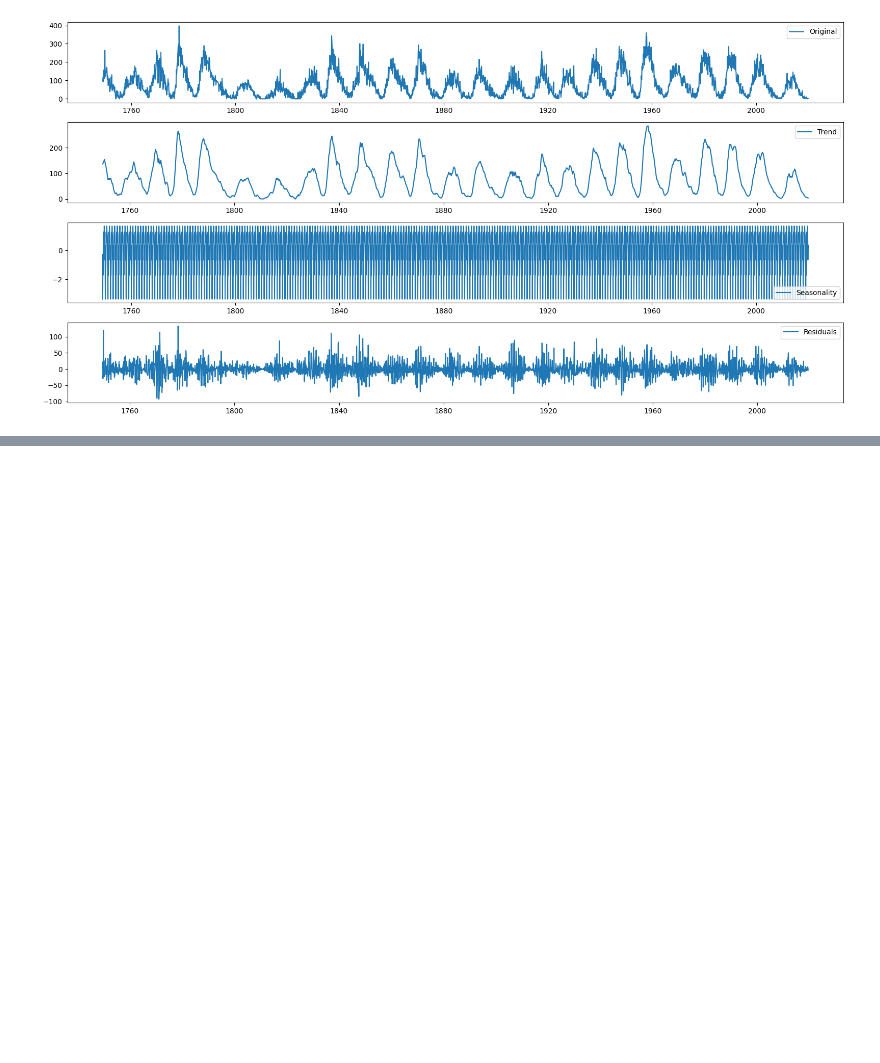
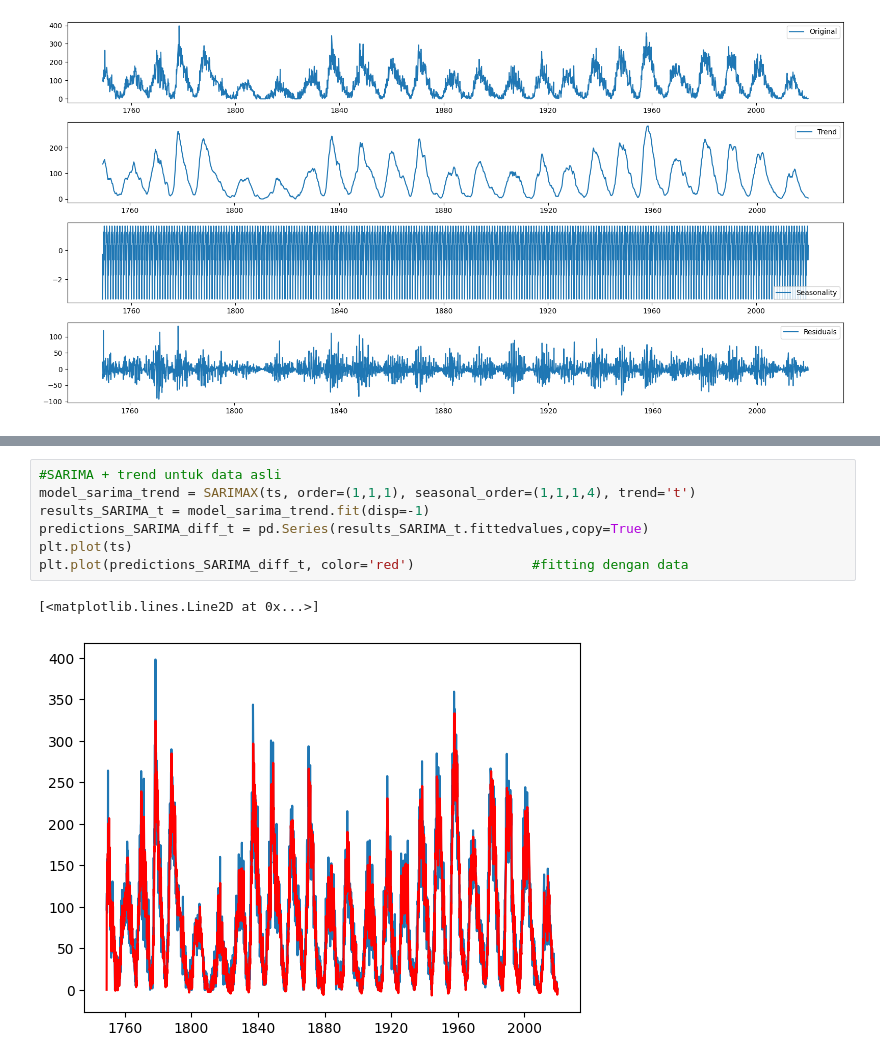
Before and after one commit to BlackBox-Ops/DS-Time-Series-Sunspot, a Jupyter notebook: notebooks/03_Time_Series _approach.ipynb, the cells around one changed output, grey strips where cells are left out. Cells and saved outputs as stored; diff of their text form; blank space fills up the shorter version.

Commit message:
memperbaiki kode program untuk analisis seasonal

```diff
--- a/notebooks/03_Time_Series _approach.ipynb
+++ b/notebooks/03_Time_Series _approach.ipynb
@@ -327,0 +330,10 @@ print(rmse)
+# %%
+#SARIMA + trend untuk data asli
+model_sarima_trend = SARIMAX(ts, order=(1,1,1), seasonal_order=(1,1,1,4), trend='t')
+results_SARIMA_t = model_sarima_trend.fit(disp=-1)
+predictions_SARIMA_diff_t = pd.Series(results_SARIMA_t.fittedvalues,copy=True)
+plt.plot(ts)
+plt.plot(predictions_SARIMA_diff_t, color='red')               #fitting dengan data
+# %% [output]
+[<matplotlib.lines.Line2D at 0x...>]
+[figure, added]
```
Also changed, not shown: parts of 3 cells of this notebook.
